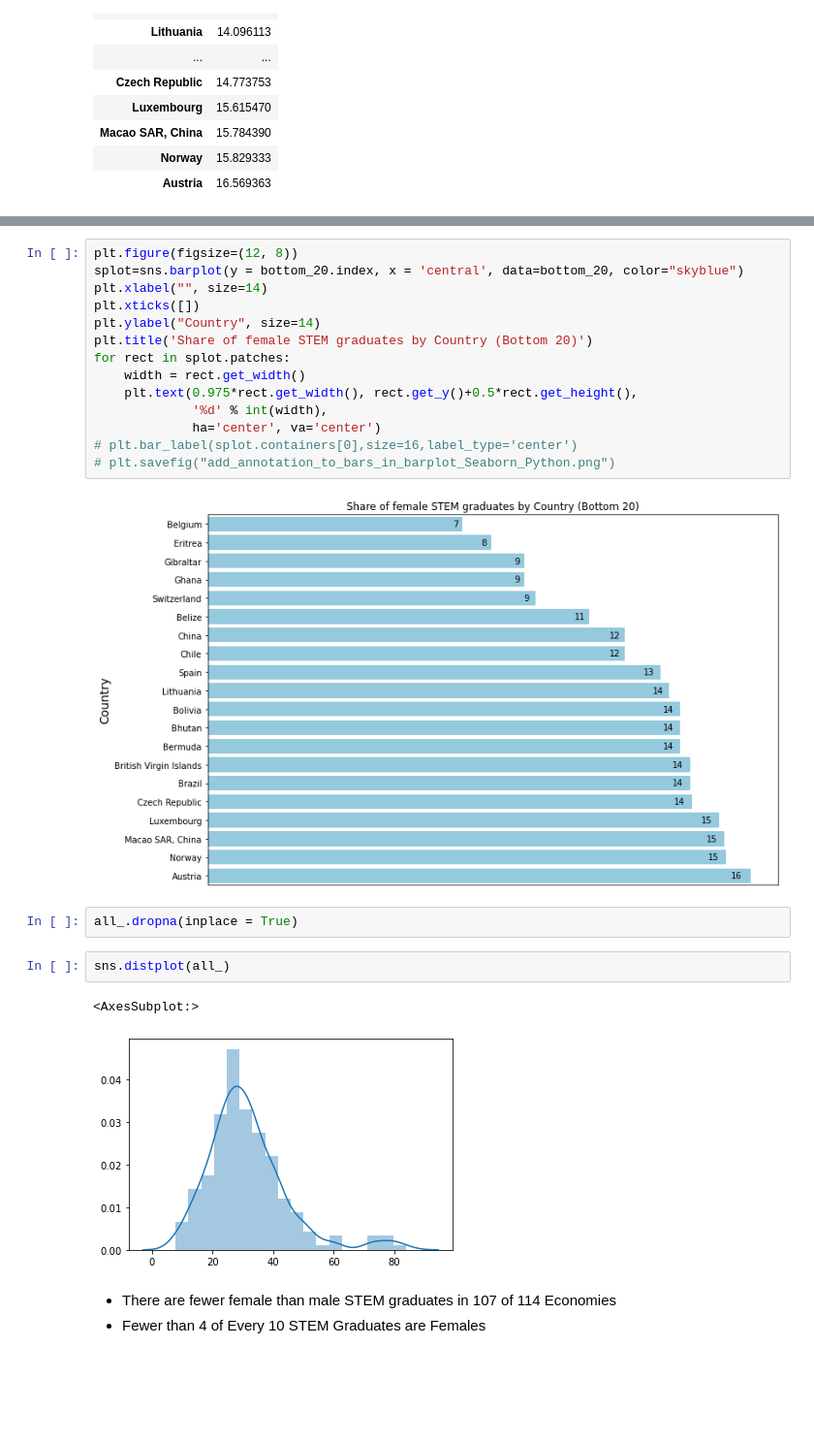
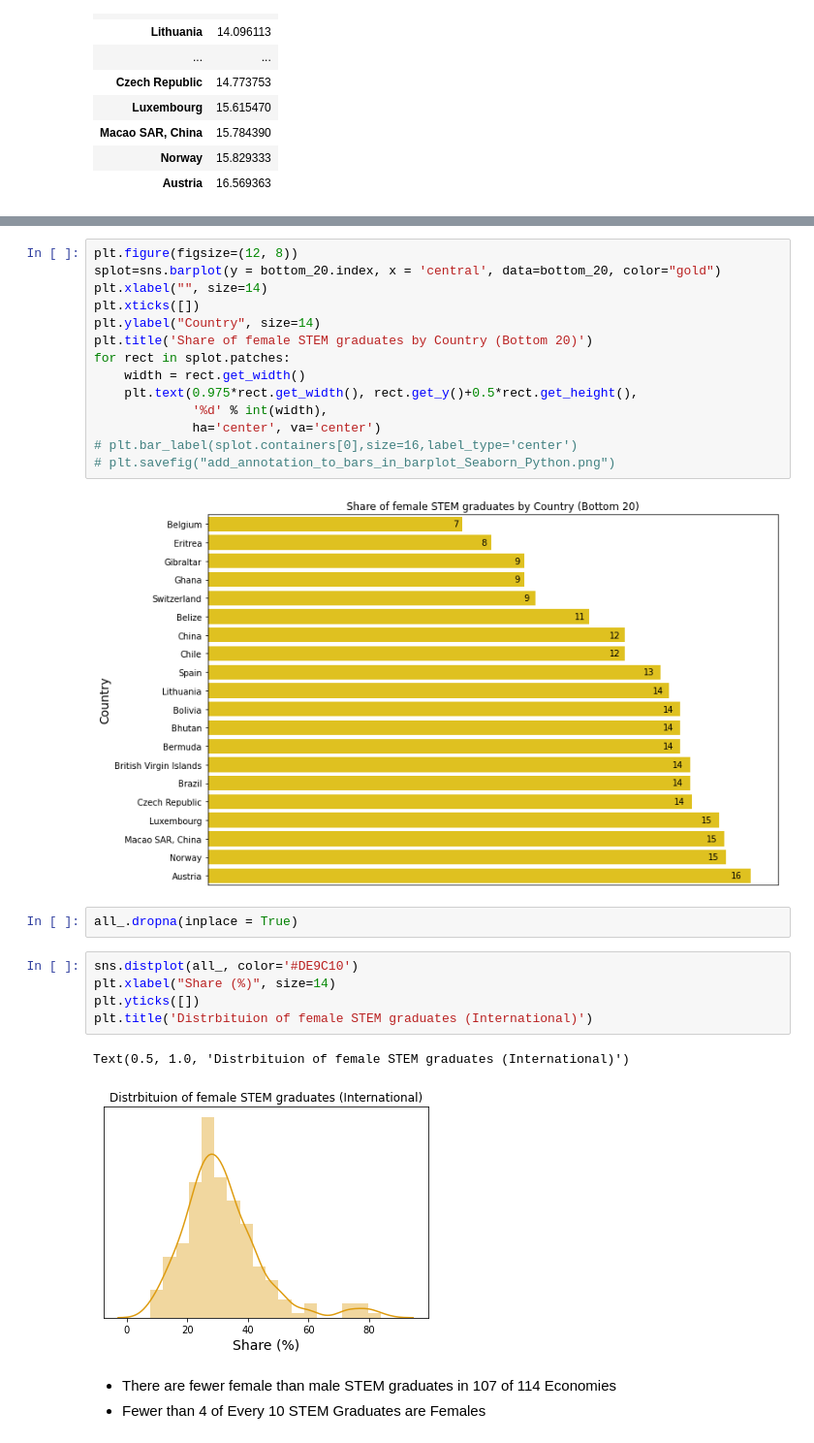
Before and after one commit to HamoyeHQ/GFP-21-Pytorch, a Jupyter notebook: exploratory_data_analysis.ipynb, the cells around one changed output, grey strips where cells are left out. Shown: that part at 97% size. Saved outputs shown, nothing was run; the diff lists cells and outputs as text; blank space fills up the shorter version.

```diff
--- a/exploratory_data_analysis.ipynb
+++ b/exploratory_data_analysis.ipynb
@@ -136,6 +136,6 @@ for rect in splot.patches:
 # %%
 plt.figure(figsize=(12, 8))
-splot=sns.barplot(y = bottom_20.index, x = 'central', data=bottom_20, color="skyblue")
+splot=sns.barplot(y = bottom_20.index, x = 'central', data=bottom_20, color="gold")
 plt.xlabel("", size=14)
 plt.xticks([])
 plt.ylabel("Country", size=14)
@@ -148,14 +148,17 @@ for rect in splot.patches:
 # plt.bar_label(splot.containers[0],size=16,label_type='center')
 # plt.savefig("add_annotation_to_bars_in_barplot_Seaborn_Python.png")
 # %% [output]
-[figure, old version]
+[figure, new version]
 # %%
 all_.dropna(inplace = True)
 # %%
-sns.distplot(all_)
+sns.distplot(all_, color='#DE9C10')
+plt.xlabel("Share (%)", size=14)
+plt.yticks([])
+plt.title('Distrbituion of female STEM graduates (International)')
 # %% [output]
-<AxesSubplot:>
+Text(0.5, 1.0, 'Distrbituion of female STEM graduates (International)')
-[figure, old version]
+[figure, new version]
 # %% [markdown]
 - There are fewer female than male STEM graduates in 107 of 114 Economies
 - Fewer than 4 of Every 10 STEM Graduates are Females
```
Also changed, not shown: parts of 19 cells of this notebook, 9 other files.
